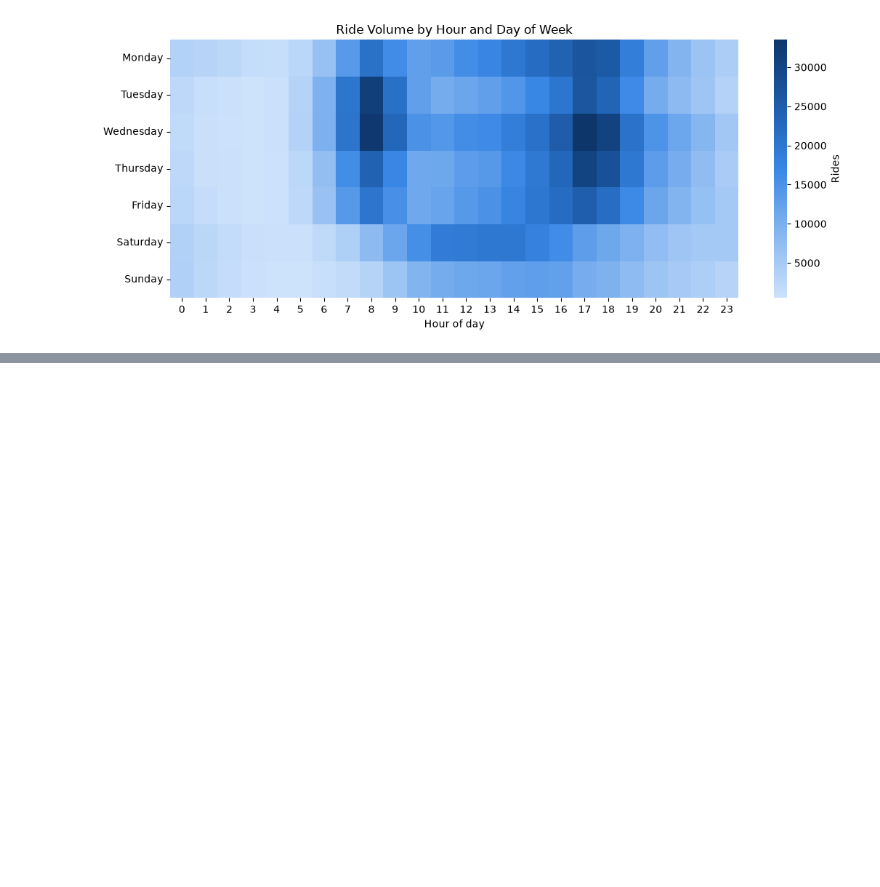
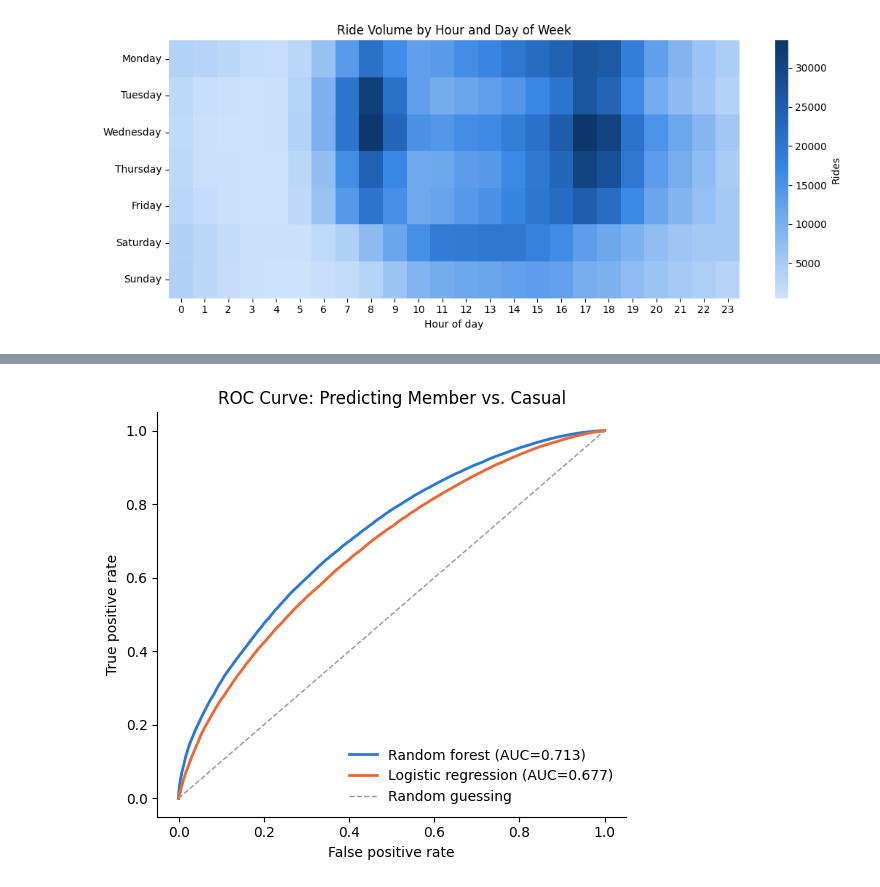
Before and after one commit to AncientAbacus/NYC-CitiBike-Analysis, a Jupyter notebook: CitiBike_Analysis.ipynb, the cells around one changed output, grey strips where cells are left out. Saved outputs shown, nothing was run; the diff lists cells and outputs as text; code cells hidden in the pictures; blank space fills up the shorter version.

```diff
--- a/CitiBike_Analysis.ipynb
+++ b/CitiBike_Analysis.ipynb
@@ -227,0 +372,20 @@ plt.show()
+# %%
+# ROC curve: random forest vs. logistic baseline vs. random guessing
+from sklearn.metrics import roc_curve
+
+fpr_lr, tpr_lr, _ = roc_curve(y_test, logistic_proba)
+fpr_rf, tpr_rf, _ = roc_curve(y_test, forest_proba)
+
+plt.figure(figsize=(5.5, 5))
+plt.plot(fpr_rf, tpr_rf, color="#2a78d6", linewidth=2, label=f"Random forest (AUC={roc_auc_score(y_test, forest_proba):.3f})")
+plt.plot(fpr_lr, tpr_lr, color="#eb6834", linewidth=2, label=f"Logistic regression (AUC={roc_auc_score(y_test, logistic_proba):.3f})")
+plt.plot([0, 1], [0, 1], color="#999999", linewidth=1, linestyle="--", label="Random guessing")
+plt.title("ROC Curve: Predicting Member vs. Casual")
+plt.xlabel("False positive rate")
+plt.ylabel("True positive rate")
+plt.legend(frameon=False, loc="lower right")
+sns.despine()
+plt.tight_layout()
+plt.show()
+# %% [output]
+[figure, added]
```
Also changed, not shown: parts of 13 cells of this notebook, 6 other files.
